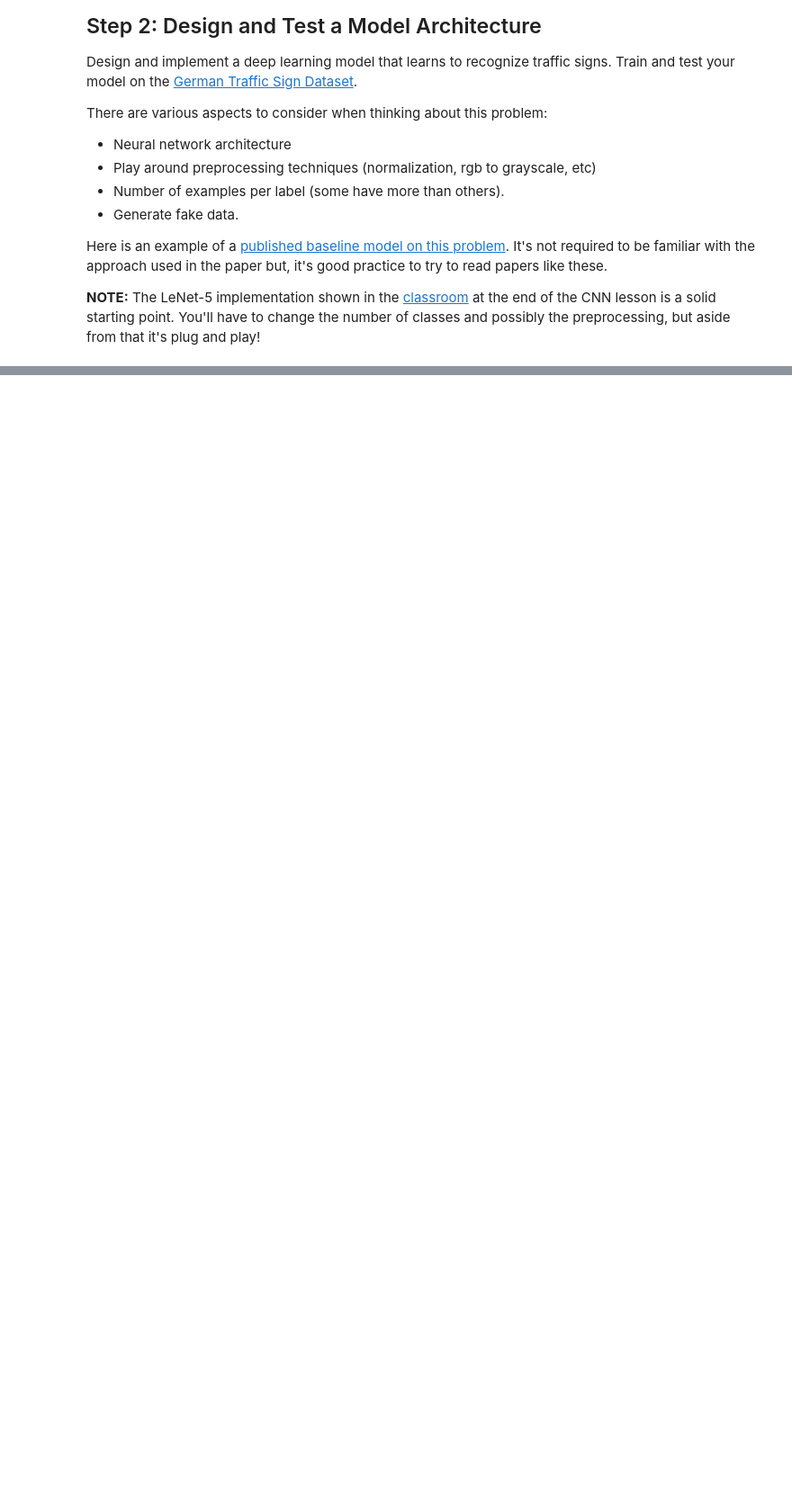
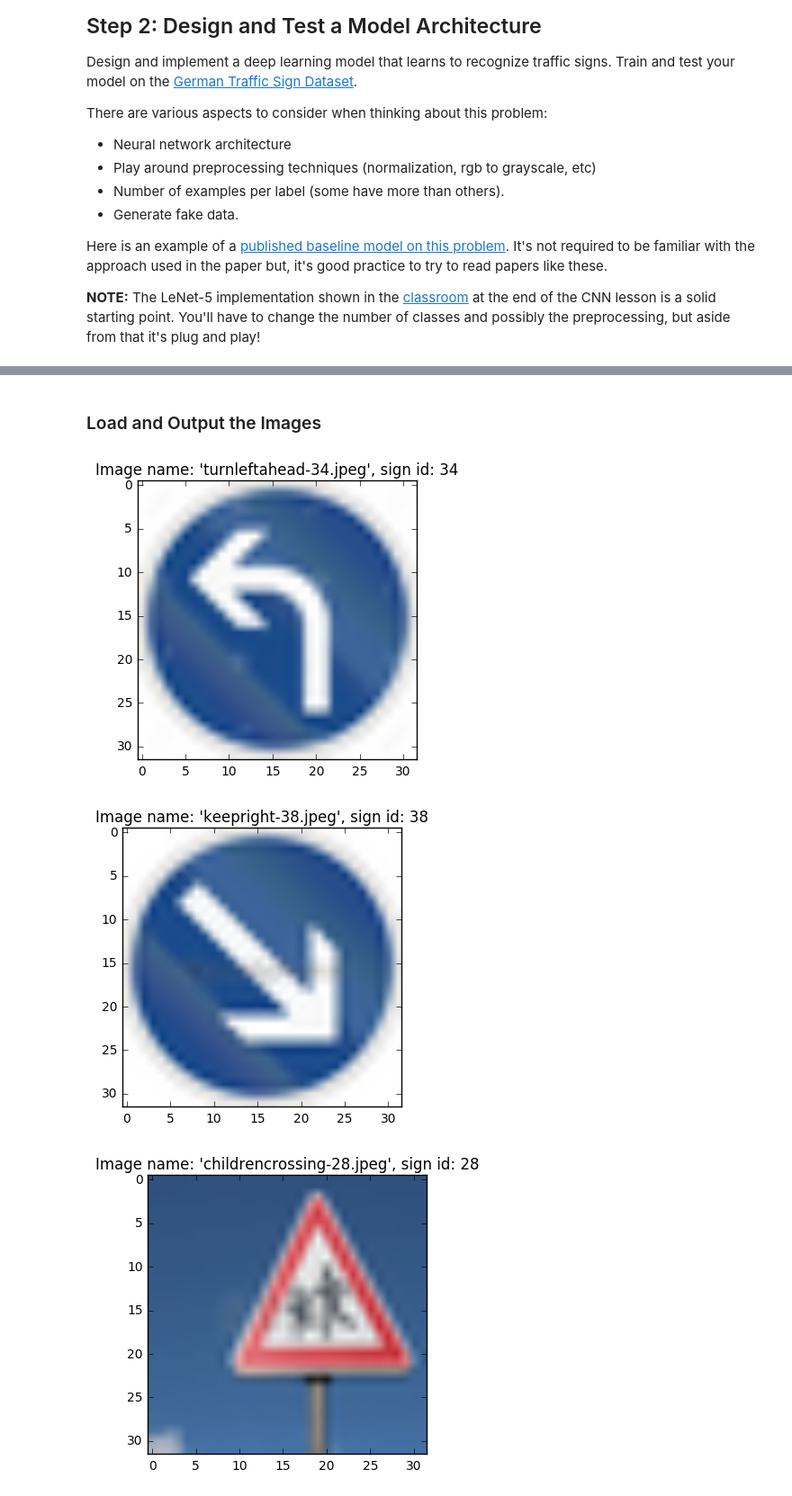
Before and after one commit to dcthorpe/traffic-sign, a Jupyter notebook: Traffic_Sign_Classifier.ipynb, the cells around one changed output, grey strips where cells are left out. Shown at 90% size. Cells and saved outputs as stored; diff of their text form; code cells hidden in the pictures; blank space fills up the shorter version.

```diff
--- a/Traffic_Sign_Classifier.ipynb
+++ b/Traffic_Sign_Classifier.ipynb
@@ -292,0 +478,54 @@ Looking just at the first row we get `[ 0.34763842,  0.24879643,  0.12789202]`,
+# %%
+def get_resized_image_file(image_file):
+    """
+    Gets an image resized appropriately to 32x32x3
+    image_file: The path to the image file
+    returns an image as a numpy array appropriately resized
+    """
+    SIZE = (32, 32) # New image size
+    img = Image.open(image_file)
+    img = img.resize(SIZE, Image.ANTIALIAS)
+    return np.asarray(img)
+
+
+def get_image_id_from_filename(image_file):
+    """
+    Gets the sign id from the name of the file
+    image_file: The path to the image file
+    returns the appropriate image id for the sign
+    """
+    return image_file.split("-")[1].split(".")[0]
+# %% [markdown]
+### Load and Output the Images
+# %%
+### Load the images and plot them here.
+### Feel free to use as many code cells as needed.
+import matplotlib.pyplot as plt
+import matplotlib.image as mpimg
+import numpy as np
+from PIL import Image
+from os import listdir
+
+JPEG_EXT = '.jpeg'
+
+image_list = []
+image_id = []
+
+for file in listdir(DATA_FOLDER):
+    if file.endswith(JPEG_EXT):
+        print() # Add space between each line
+        file_path = DATA_FOLDER + '/' + file
+
+        current_image = get_resized_image_file(file_path)
+        image_list.append(current_image)
+
+        current_id = get_image_id_from_filename(file_path)
+        image_id.append(current_id)
+
+        plt.title("Image name: '" + file + "', sign id: " + current_id)
+        plt.imshow(current_image)
+        plt.show()
+# %% [output]
+[figure, added]
+[figure, added]
+[figure, added]
```
Also changed, not shown: parts of 74 cells of this notebook.
